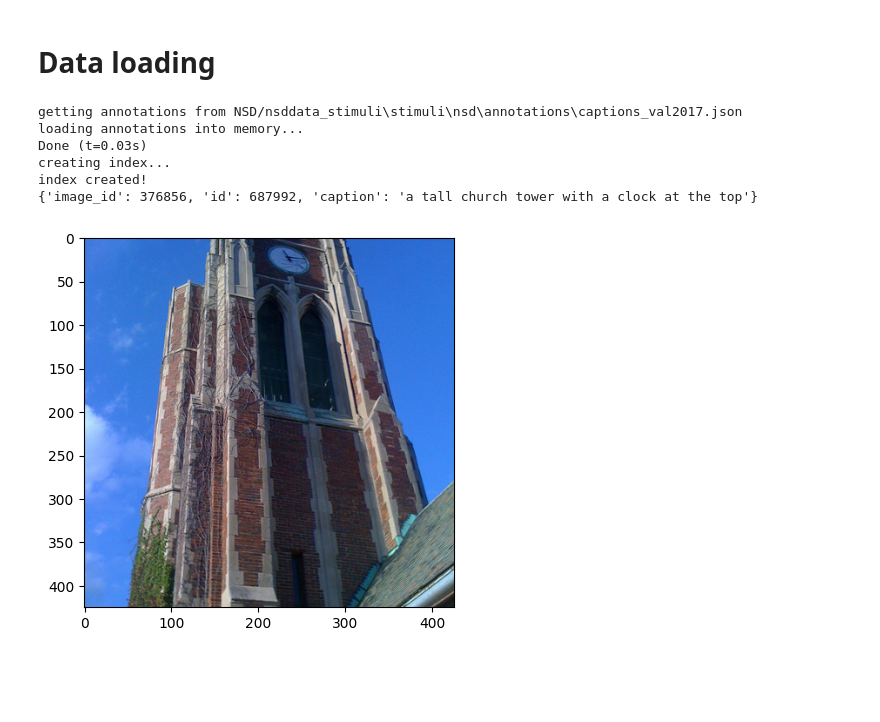
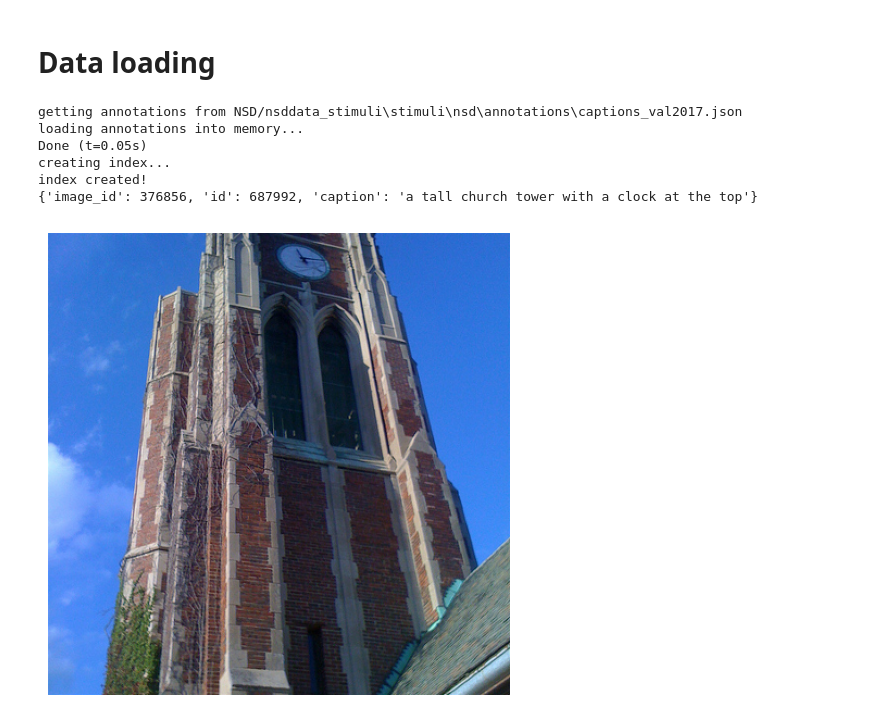
Before and after one commit to TomFiz/NSD-fMRI_VLM, a Jupyter notebook: exploratory.ipynb, the cells around one changed output. Cells and saved outputs as stored; diff of their text form; code cells hidden in the pictures; blank space fills up the shorter version.

```diff
--- a/exploratory.ipynb
+++ b/exploratory.ipynb
@@ -71,18 +55,16 @@ from nsda import NSDAccess
 nsda = NSDAccess(nsd_folder='NSD/')
 trials = nsda.get_subject_trials(subject='subj01')
 # %%
-cats = nsda.read_image_coco_info([10])
-images = nsda.read_images([10])
-plt.imshow(images[0])
+cats = nsda.read_image_coco_info([10], show_img=True)
 print(cats[0])
 # %% [output]
 getting annotations from NSD/nsddata_stimuli\stimuli\nsd\annotations\captions_val2017.json
 loading annotations into memory...
-Done (t=0.03s)
+Done (t=0.05s)
 creating index...
 index created!
 {'image_id': 376856, 'id': 687992, 'caption': 'a tall church tower with a clock at the top'}
-[figure, old version]
+[figure, new version]
 # %%
 betas = nsda.read_betas(subject='subj01', session_index=1, data_format='func1pt8mm')
 print(betas.shape)
```
Also changed, not shown: parts of 7 cells of this notebook.
